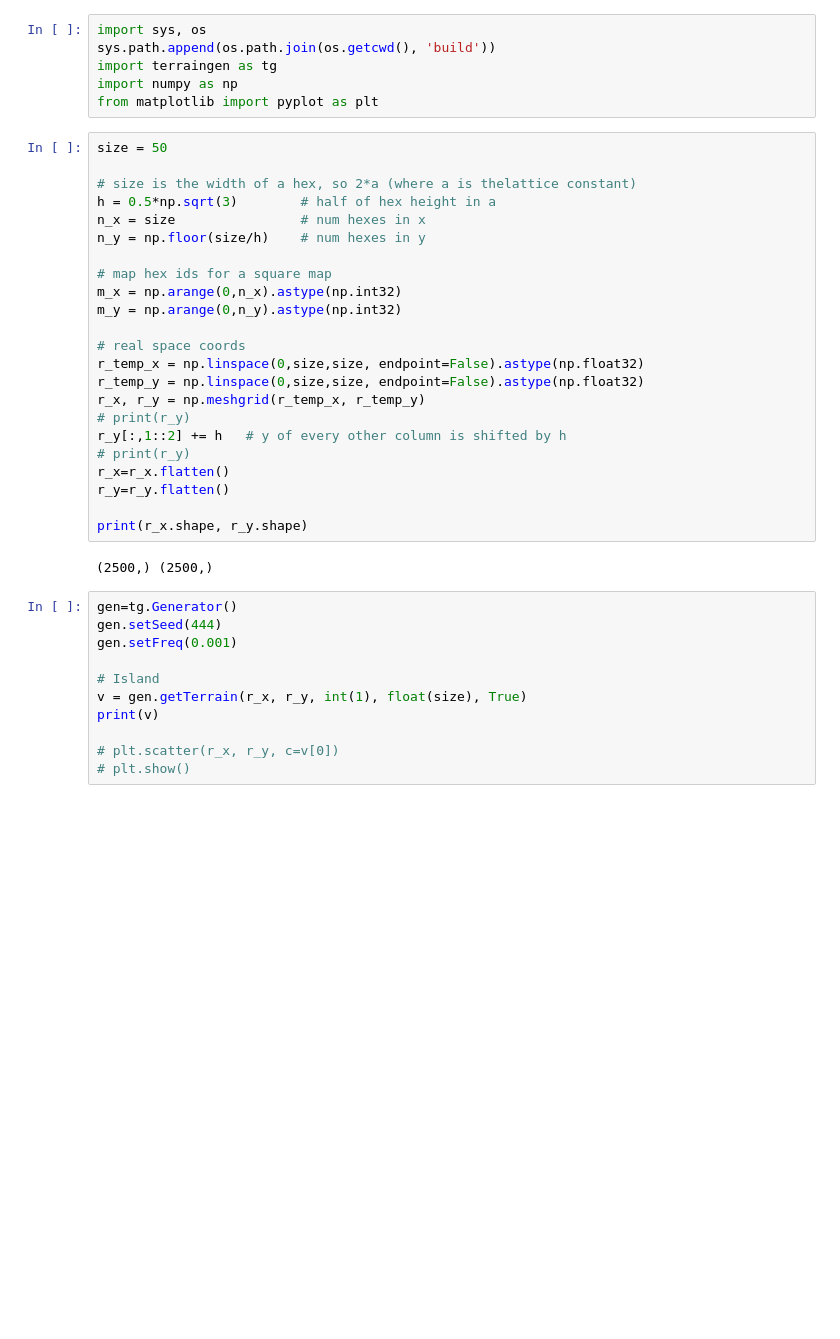
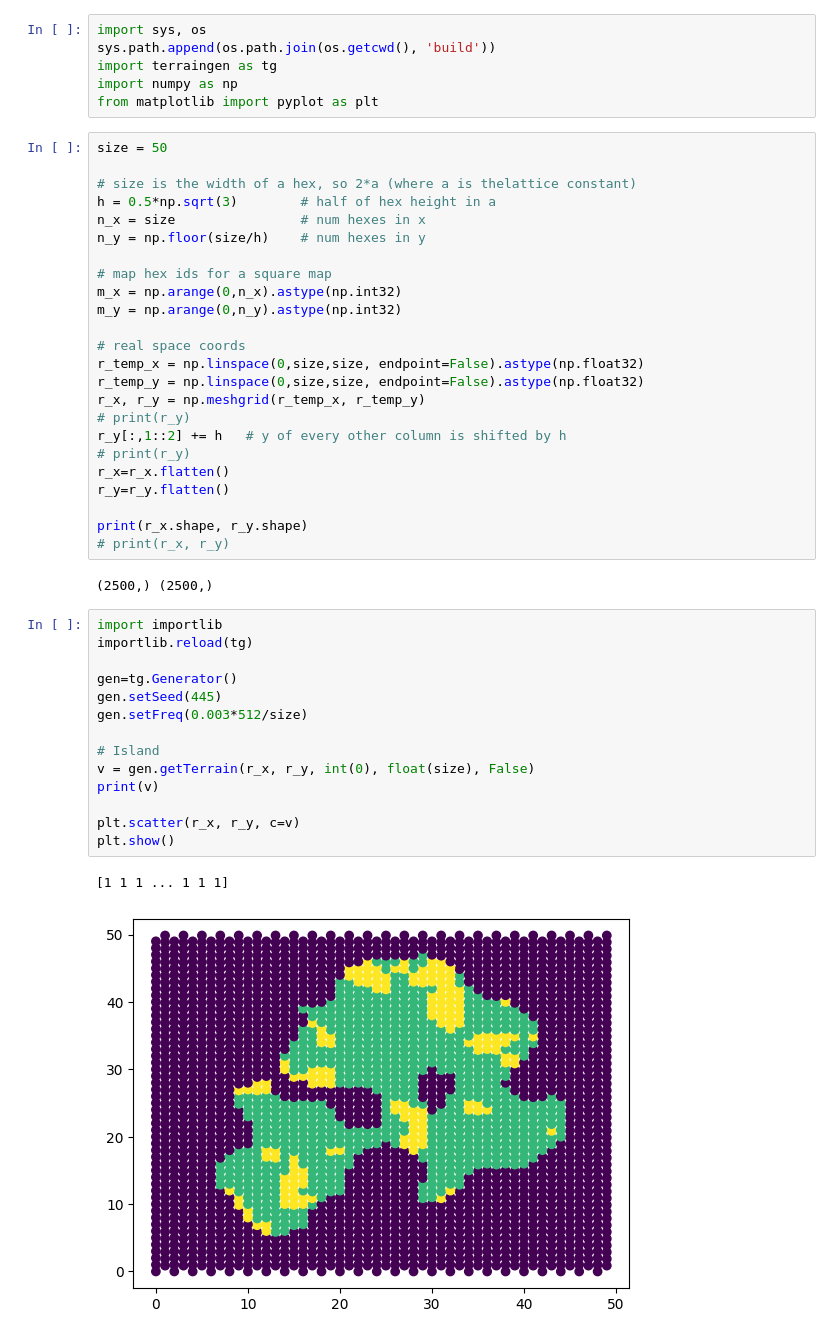
Before and after one commit to zetadin/LogistiX, a Jupyter notebook: deps/terrain_gen/graphical_test_tg.ipynb, the cells around one changed output. Drawn from its saved outputs; the diff is of its cells as text; blank space fills up the shorter version.

Commit message:
terraingen: more realistic island and coast shapes without too much inland water.

```diff
--- a/deps/terrain_gen/graphical_test_tg.ipynb
+++ b/deps/terrain_gen/graphical_test_tg.ipynb
@@ -27,16 +27,23 @@ r_x=r_x.flatten()
 r_y=r_y.flatten()
 
 print(r_x.shape, r_y.shape)
+# print(r_x, r_y)
 # %% [output]
 (2500,) (2500,)
 # %%
+import importlib
+importlib.reload(tg)
+
 gen=tg.Generator()
-gen.setSeed(444)
-gen.setFreq(0.001)
+gen.setSeed(445)
+gen.setFreq(0.003*512/size)
 
 # Island
-v = gen.getTerrain(r_x, r_y, int(1), float(size), True)
+v = gen.getTerrain(r_x, r_y, int(0), float(size), False)
 print(v)
 
-# plt.scatter(r_x, r_y, c=v[0])
-# plt.show()
+plt.scatter(r_x, r_y, c=v)
+plt.show()
+# %% [output]
+[1 1 1 ... 1 1 1]
+[figure, added]
```
Also changed, not shown: 1 other file.
